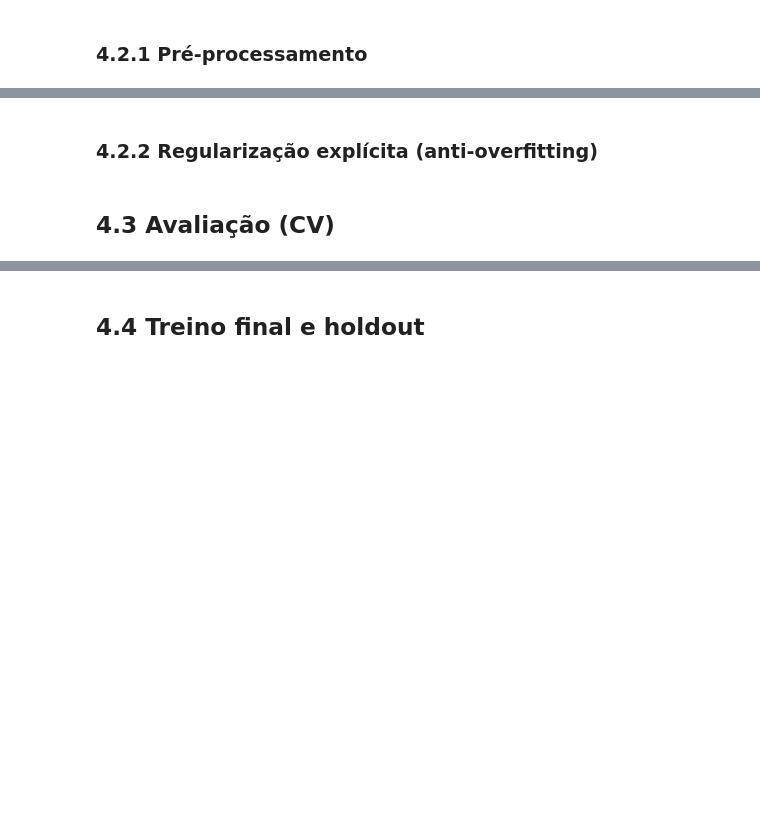
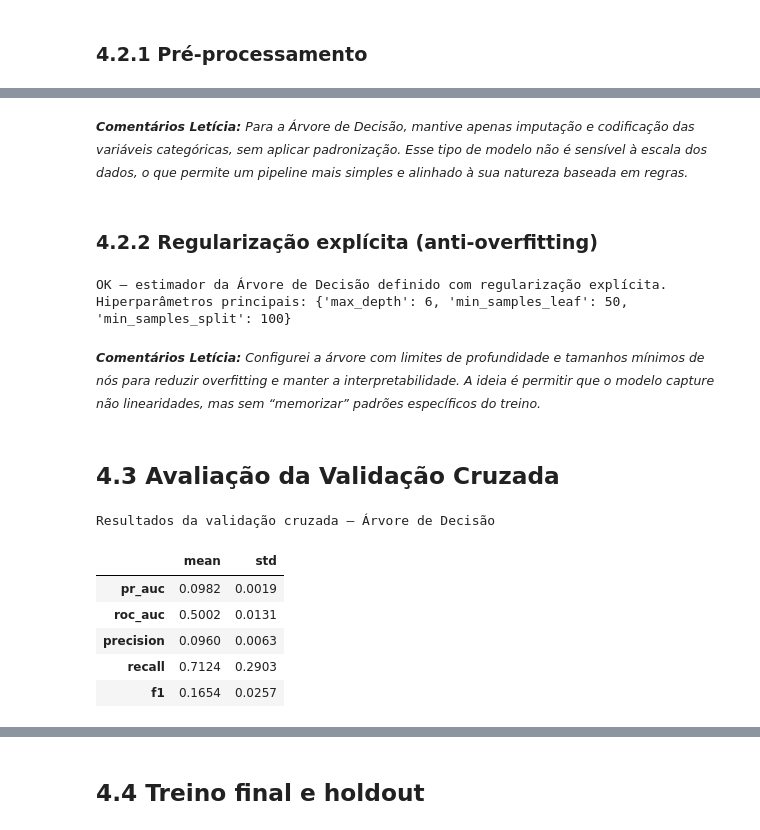
Before and after one commit to lpdata/fraude_bilhetagem, a Jupyter notebook: notebooks/03_modelagem.ipynb, the cells around one changed output, grey strips where cells are left out. Saved outputs shown, nothing was run; the diff lists cells and outputs as text; code cells hidden in the pictures; blank space fills up the shorter version.

```diff
--- a/notebooks/03_modelagem.ipynb
+++ b/notebooks/03_modelagem.ipynb
@@ -1312,4 +1339,64 @@ Top 10 sinais NEGATIVOS (reduzem probabilidade de fraude):
+# %% [markdown]
+<small>***Comentários Letícia:** Para a Árvore de Decisão, mantive apenas imputação e codificação das variáveis categóricas, sem aplicar padronização. Esse tipo de modelo não é sensível à escala dos dados, o que permite um pipeline mais simples e alinhado à sua natureza baseada em regras.*</small>
 # %% [markdown]
 ### 4.2.2 Regularização explícita (anti-overfitting)
+# %%
+from sklearn.tree import DecisionTreeClassifier
+
+# definição do estimador com restrições para controlar overfitting
+decision_tree = DecisionTreeClassifier(
+    max_depth=6,
+    min_samples_leaf=50,
+    min_samples_split=100,
+    class_weight="balanced",
+    random_state=SEED
+)
+
+# pipeline completo da Árvore de Decisão
+tree_pipeline = Pipeline(steps=[
+    ("preprocessor", preprocessor_tree),
+    ("model", decision_tree)
+])
+
+print("OK — estimador da Árvore de Decisão definido com regularização explícita.")
+print("Hiperparâmetros principais:",
+      {
+          "max_depth": decision_tree.max_depth,
+          "min_samples_leaf": decision_tree.min_samples_leaf,
+          "min_samples_split": decision_tree.min_samples_split
+      })
+# %% [output]
+OK — estimador da Árvore de Decisão definido com regularização explícita.
+Hiperparâmetros principais: {'max_depth': 6, 'min_samples_leaf': 50, 'min_samples_split': 100}
+# %% [markdown]
+<small>***Comentários Letícia:** Configurei a árvore com limites de profundidade e tamanhos mínimos de nós para reduzir overfitting e manter a interpretabilidade. A ideia é permitir que o modelo capture não linearidades, mas sem “memorizar” padrões específicos do treino.*</small>
 # %% [markdown]
-## 4.3 Avaliação (CV)
+## 4.3 Avaliação da Validação Cruzada
+# %%
+tree_cv_results = cross_validate(
+    tree_pipeline,
+    X_train,
+    y_train,
+    cv=cv_strategy,
+    scoring=scoring_metrics,
+    return_train_score=False
+)
+
+tree_cv_df = (
+    pd.DataFrame(tree_cv_results)
+    .drop(columns=["fit_time", "score_time"])
+    .rename(columns=lambda c: c.replace("test_", ""))
+)
+
+tree_cv_summary = tree_cv_df.agg(["mean", "std"]).T.round(4)
+
+print("Resultados da validação cruzada — Árvore de Decisão")
+display(tree_cv_summary)
+# %% [output]
+Resultados da validação cruzada — Árvore de Decisão
+|  | mean | std |
+| pr_auc | 0.0982 | 0.0019 |
+| roc_auc | 0.5002 | 0.0131 |
+| precision | 0.0960 | 0.0063 |
+| recall | 0.7124 | 0.2903 |
+| f1 | 0.1654 | 0.0257 |
```
Also changed, not shown: parts of 11 cells of this notebook.
